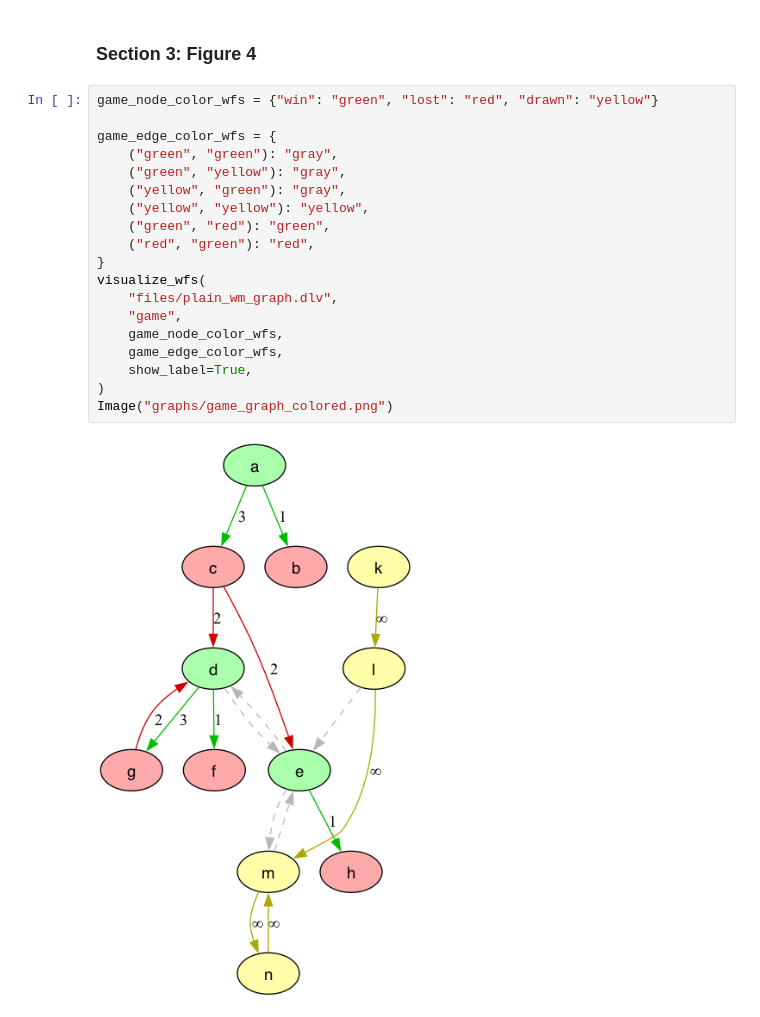
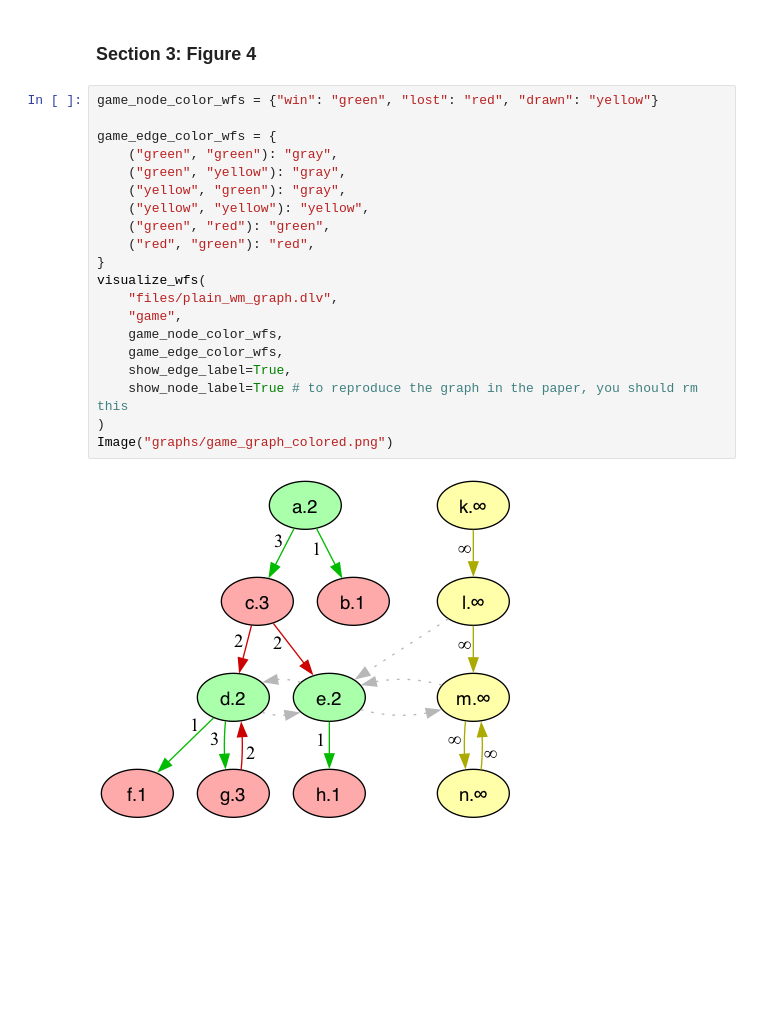
Before and after one commit to idaks/Games-and-Argumentation-AI3, a Jupyter notebook: demo.ipynb, the cells around one changed output. Cells and saved outputs as stored; diff of their text form; blank space fills up the shorter version.

Commit message:
add node state

```diff
--- a/demo.ipynb
+++ b/demo.ipynb
@@ -148,24 +148,25 @@ Image("graphs/game_p_node_colored.png")
 # %%
 game_node_color_wfs = {"win": "green", "lost": "red", "drawn": "yellow"}
 
 game_edge_color_wfs = {
     ("green", "green"): "gray",
     ("green", "yellow"): "gray",
     ("yellow", "green"): "gray",
     ("yellow", "yellow"): "yellow",
     ("green", "red"): "green",
     ("red", "green"): "red",
 }
 visualize_wfs(
     "files/plain_wm_graph.dlv",
     "game",
     game_node_color_wfs,
     game_edge_color_wfs,
-    show_label=True,
+    show_edge_label=True,
+    show_node_label=True # to reproduce the graph in the paper, you should rm this
 )
 Image("graphs/game_graph_colored.png")
 # %% [output]
-[figure, old version]
+[figure, new version]
 # %%
 arg_node_color_wfs = {
     "accepted": "blue",
```
Also changed, not shown: parts of 1 cell of this notebook, 17 other files.
